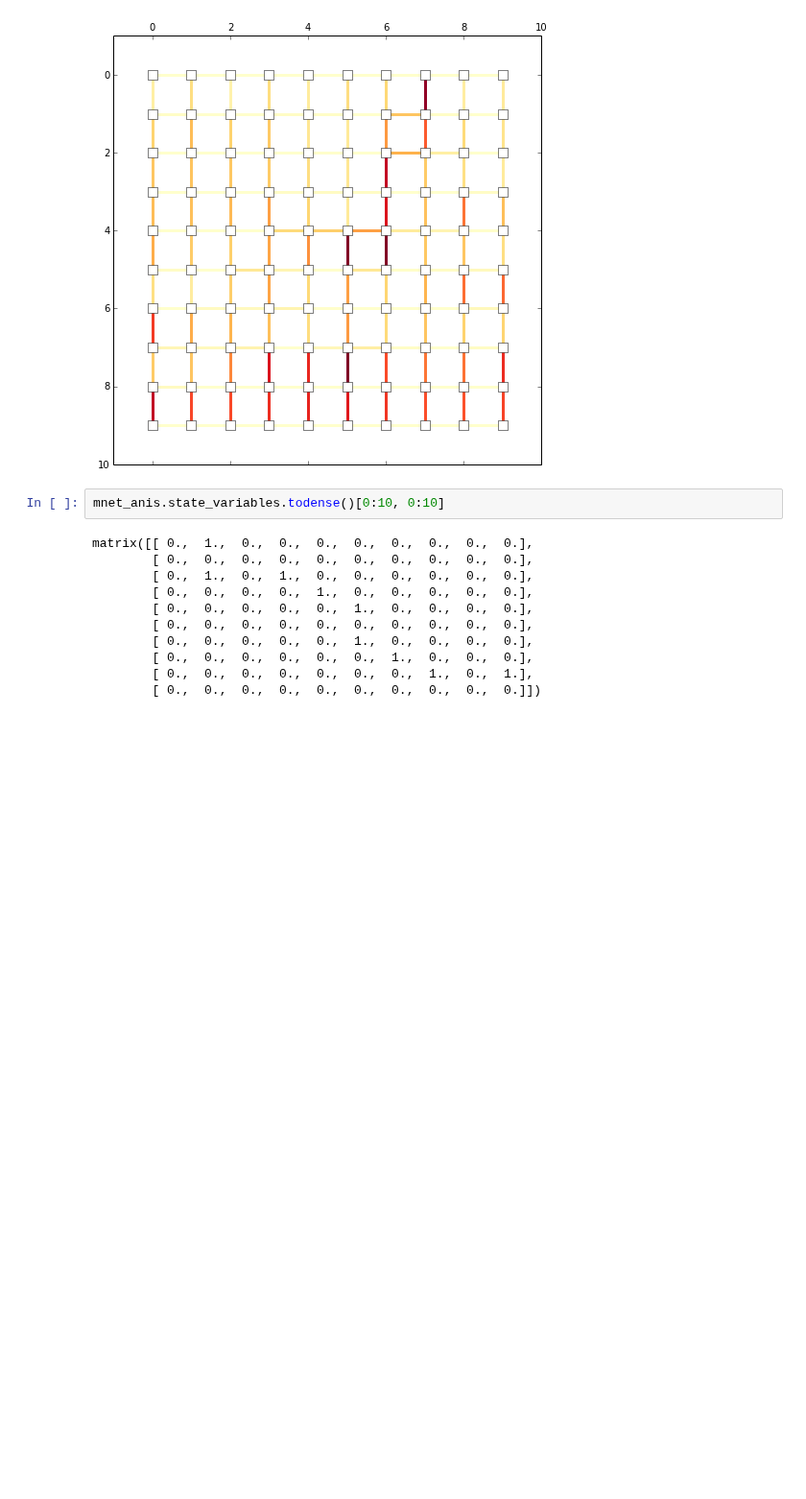
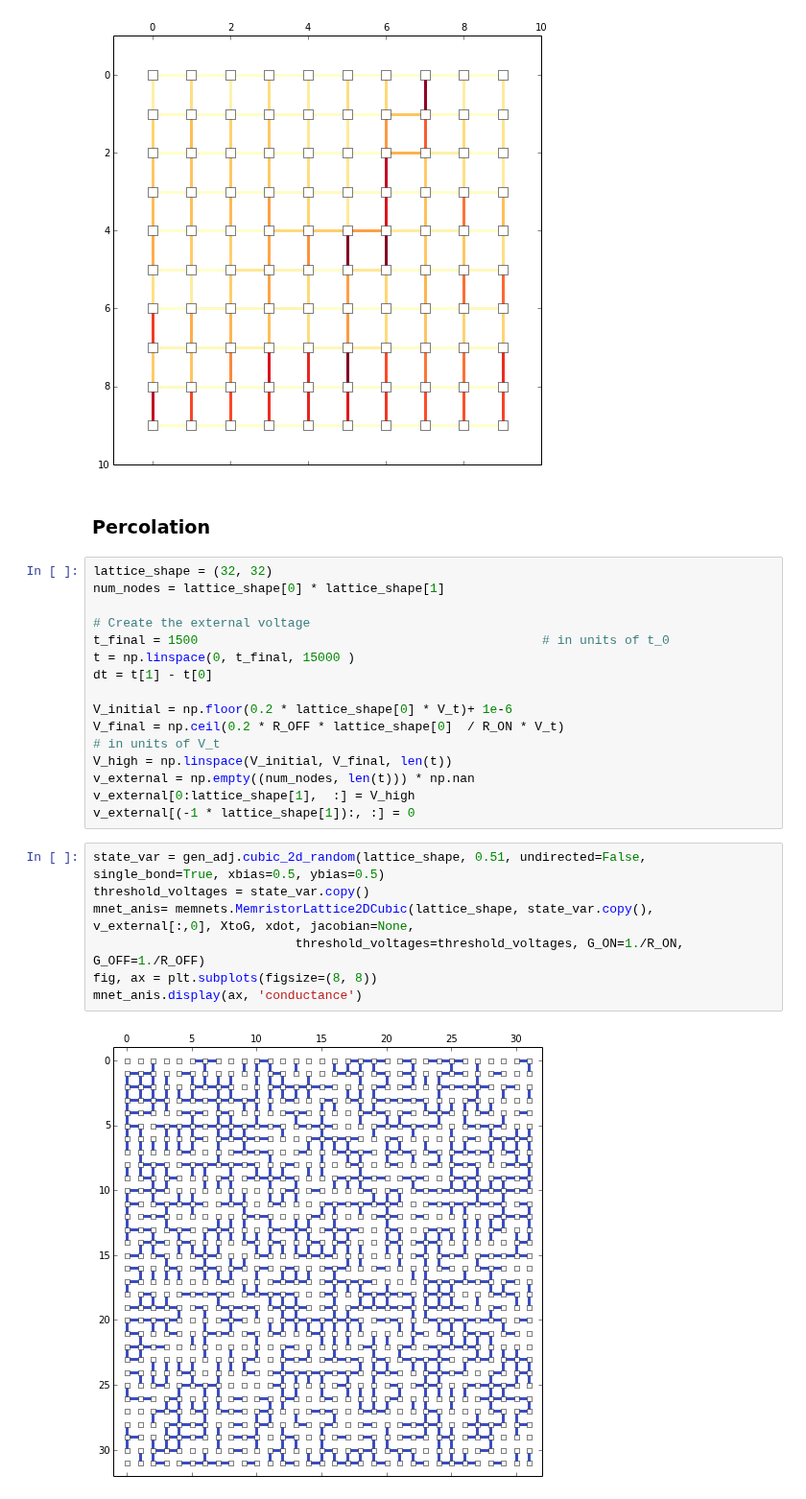
Before and after one commit to forrestsheldon/memNets, a Jupyter notebook: Properties_of_Memristor_Networks.ipynb, the cells around one changed output. Shown at 96% size. Saved outputs shown, nothing was run; the diff lists cells and outputs as text; blank space fills up the shorter version.

Commit message:
Ran some percolation networks that show quasi 1-D dynamics

```diff
--- a/Properties_of_Memristor_Networks.ipynb
+++ b/Properties_of_Memristor_Networks.ipynb
@@ -715,16 +716,29 @@ fig, ax = plt.subplots(figsize=(8,8))
 mnet_anis.display(ax, 'power', nodesize=10)
 # %% [output]
 [figure]
-# %%
-mnet_anis.state_variables.todense()[0:10, 0:10]
-# %% [output]
-matrix([[ 0.,  1.,  0.,  0.,  0.,  0.,  0.,  0.,  0.,  0.],
-        [ 0.,  0.,  0.,  0.,  0.,  0.,  0.,  0.,  0.,  0.],
-        [ 0.,  1.,  0.,  1.,  0.,  0.,  0.,  0.,  0.,  0.],
-        [ 0.,  0.,  0.,  0.,  1.,  0.,  0.,  0.,  0.,  0.],
-        [ 0.,  0.,  0.,  0.,  0.,  1.,  0.,  0.,  0.,  0.],
-        [ 0.,  0.,  0.,  0.,  0.,  0.,  0.,  0.,  0.,  0.],
-        [ 0.,  0.,  0.,  0.,  0.,  1.,  0.,  0.,  0.,  0.],
-        [ 0.,  0.,  0.,  0.,  0.,  0.,  1.,  0.,  0.,  0.],
-        [ 0.,  0.,  0.,  0.,  0.,  0.,  0.,  1.,  0.,  1.],
-        [ 0.,  0.,  0.,  0.,  0.,  0.,  0.,  0.,  0.,  0.]])
+# %% [markdown]
+### Percolation
+# %%
+lattice_shape = (32, 32)
+num_nodes = lattice_shape[0] * lattice_shape[1]
+
+# Create the external voltage
+t_final = 1500                                              # in units of t_0
+t = np.linspace(0, t_final, 15000 )
+dt = t[1] - t[0]
+
+V_initial = np.floor(0.2 * lattice_shape[0] * V_t)+ 1e-6
+V_final = np.ceil(0.2 * R_OFF * lattice_shape[0]  / R_ON * V_t)                                    # in units of V_t
+V_high = np.linspace(V_initial, V_final, len(t))
+v_external = np.empty((num_nodes, len(t))) * np.nan
+v_external[0:lattice_shape[1],  :] = V_high
+v_external[(-1 * lattice_shape[1]):, :] = 0
+# %%
+state_var = gen_adj.cubic_2d_random(lattice_shape, 0.51, undirected=False, single_bond=True, xbias=0.5, ybias=0.5)
+threshold_voltages = state_var.copy()
+mnet_anis= memnets.MemristorLattice2DCubic(lattice_shape, state_var.copy(), v_external[:,0], XtoG, xdot, jacobian=None,
+                           threshold_voltages=threshold_voltages, G_ON=1./R_ON, G_OFF=1./R_OFF)
+fig, ax = plt.subplots(figsize=(8, 8))
+mnet_anis.display(ax, 'conductance')
+# %% [output]
+[figure, added]
```
Also changed, not shown: parts of 4 cells of this notebook.
